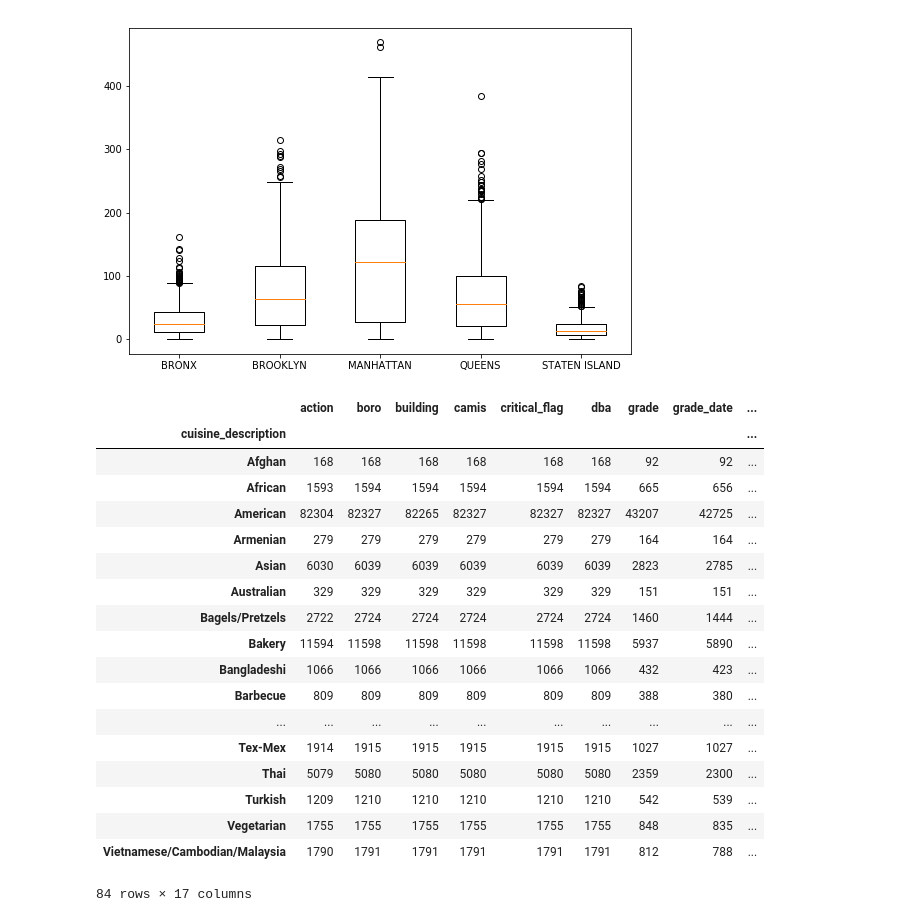
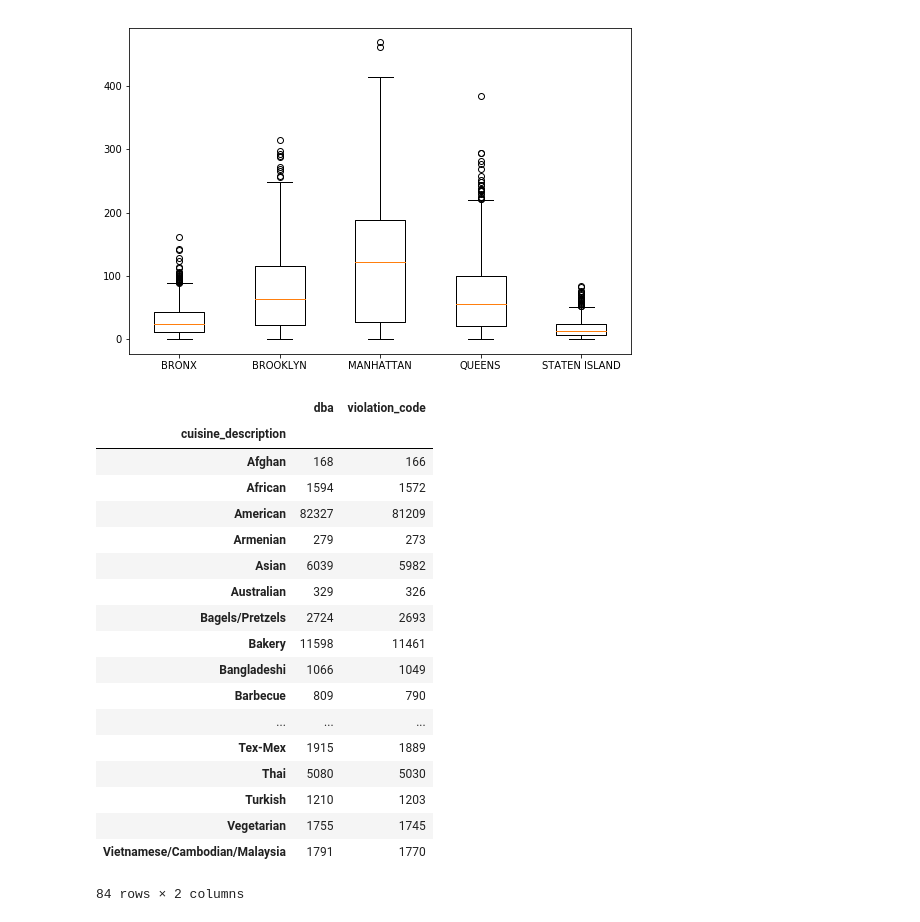
Before and after one commit to vknguyen1902/nyc-restaurants-inspections, a Jupyter notebook: json-restaurants-inspections.ipynb, the cells around one changed output. Drawn from its saved outputs; the diff is of its cells as text; code cells hidden in the pictures.

```diff
--- a/json-restaurants-inspections.ipynb
+++ b/json-restaurants-inspections.ipynb
@@ -128,27 +128,27 @@ plt.show()
 # %% [output]
 [figure]
 # %%
-cuisine_count = data_df.groupby(['cuisine_description']).count()
+cuisine_count = data_df.groupby(['cuisine_description'])[['dba','violation_code']].count()
 #cuisine_count = pd.DataFrame(violation_count)
 #cuisine_count = violation_count.reset_index()
 cuisine_count
 # %% [output]
-|  | action | boro | building | camis | critical_flag | dba | grade | grade_date | ... |
-| cuisine_description |  |  |  |  |  |  |  |  | ... |
-| Afghan | 168 | 168 | 168 | 168 | 168 | 168 | 92 | 92 | ... |
-| African | 1593 | 1594 | 1594 | 1594 | 1594 | 1594 | 665 | 656 | ... |
-| American | 82304 | 82327 | 82265 | 82327 | 82327 | 82327 | 43207 | 42725 | ... |
-| Armenian | 279 | 279 | 279 | 279 | 279 | 279 | 164 | 164 | ... |
-| Asian | 6030 | 6039 | 6039 | 6039 | 6039 | 6039 | 2823 | 2785 | ... |
-| Australian | 329 | 329 | 329 | 329 | 329 | 329 | 151 | 151 | ... |
-| Bagels/Pretzels | 2722 | 2724 | 2724 | 2724 | 2724 | 2724 | 1460 | 1444 | ... |
-| Bakery | 11594 | 11598 | 11598 | 11598 | 11598 | 11598 | 5937 | 5890 | ... |
-| Bangladeshi | 1066 | 1066 | 1066 | 1066 | 1066 | 1066 | 432 | 423 | ... |
-| Barbecue | 809 | 809 | 809 | 809 | 809 | 809 | 388 | 380 | ... |
-| ... | ... | ... | ... | ... | ... | ... | ... | ... | ... |
-| Tex-Mex | 1914 | 1915 | 1915 | 1915 | 1915 | 1915 | 1027 | 1027 | ... |
-| Thai | 5079 | 5080 | 5080 | 5080 | 5080 | 5080 | 2359 | 2300 | ... |
-| Turkish | 1209 | 1210 | 1210 | 1210 | 1210 | 1210 | 542 | 539 | ... |
-| Vegetarian | 1755 | 1755 | 1755 | 1755 | 1755 | 1755 | 848 | 835 | ... |
-| Vietnamese/Cambodian/Malaysia | 1790 | 1791 | 1791 | 1791 | 1791 | 1791 | 812 | 788 | ... |
+|  | dba | violation_code |
+| cuisine_description |  |  |
+| Afghan | 168 | 166 |
+| African | 1594 | 1572 |
+| American | 82327 | 81209 |
+| Armenian | 279 | 273 |
+| Asian | 6039 | 5982 |
+| Australian | 329 | 326 |
+| Bagels/Pretzels | 2724 | 2693 |
+| Bakery | 11598 | 11461 |
+| Bangladeshi | 1066 | 1049 |
+| Barbecue | 809 | 790 |
+| ... | ... | ... |
+| Tex-Mex | 1915 | 1889 |
+| Thai | 5080 | 5030 |
+| Turkish | 1210 | 1203 |
+| Vegetarian | 1755 | 1745 |
+| Vietnamese/Cambodian/Malaysia | 1791 | 1770 |
-84 rows × 17 columns
+84 rows × 2 columns
```
Also changed, not shown: parts of 5 cells of this notebook, 1 other file.
